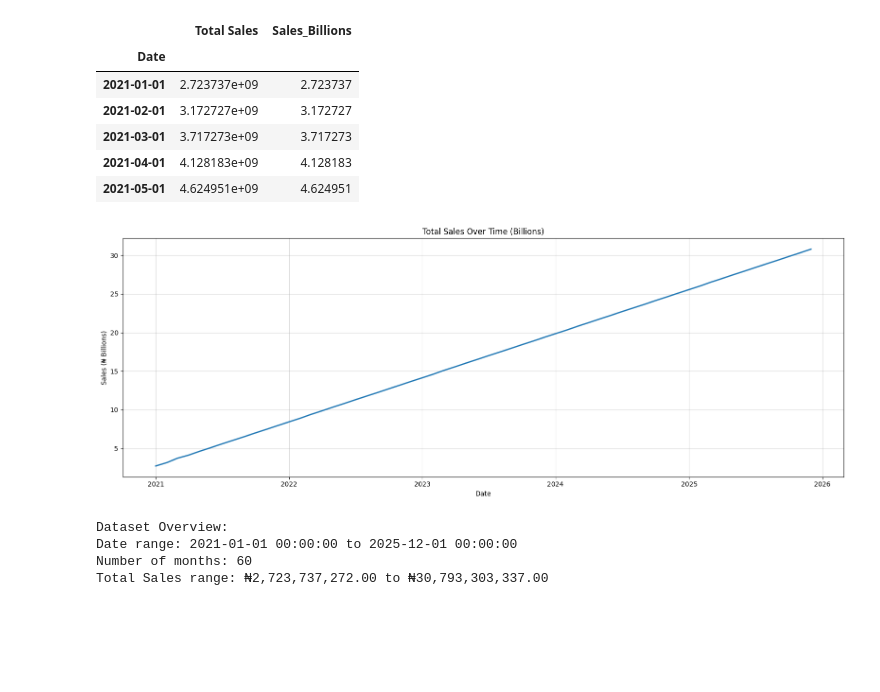
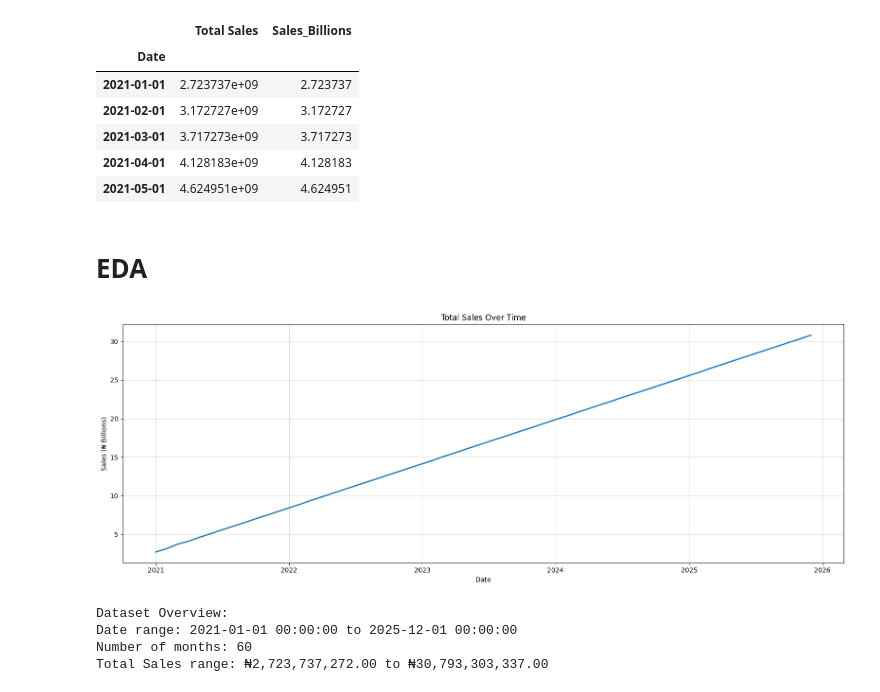
Before and after one commit to clusterloggs/forecasting-sale, a Jupyter notebook: forecasting.ipynb, the cells around one changed output. Saved outputs shown, nothing was run; the diff lists cells and outputs as text; code cells hidden in the pictures; blank space fills up the shorter version.

```diff
--- a/forecasting.ipynb
+++ b/forecasting.ipynb
@@ -59,19 +66,21 @@ None
 | 2021-03-01 | 3.717273e+09 | 3.717273 |
 | 2021-04-01 | 4.128183e+09 | 4.128183 |
 | 2021-05-01 | 4.624951e+09 | 4.624951 |
+# %% [markdown]
+# EDA
 # %%
 plt.figure(figsize=(16, 6))
 plt.plot(df.index, df['Sales_Billions'], linewidth=2)
 
-plt.title("Total Sales Over Time (Billions)")
+plt.title("Total Sales Over Time")
 plt.ylabel("Sales (₦ Billions)")
 plt.xlabel("Date")
 
 plt.grid(True, alpha=0.5)
 plt.tight_layout()
 plt.show()
 # %% [output]
-[figure, old version]
+[figure, new version]
 # %%
 print("Dataset Overview:")
 print(f"Date range: {df.index.min()} to {df.index.max()}")
```
Also changed, not shown: parts of 16 cells of this notebook, 6 other files.
